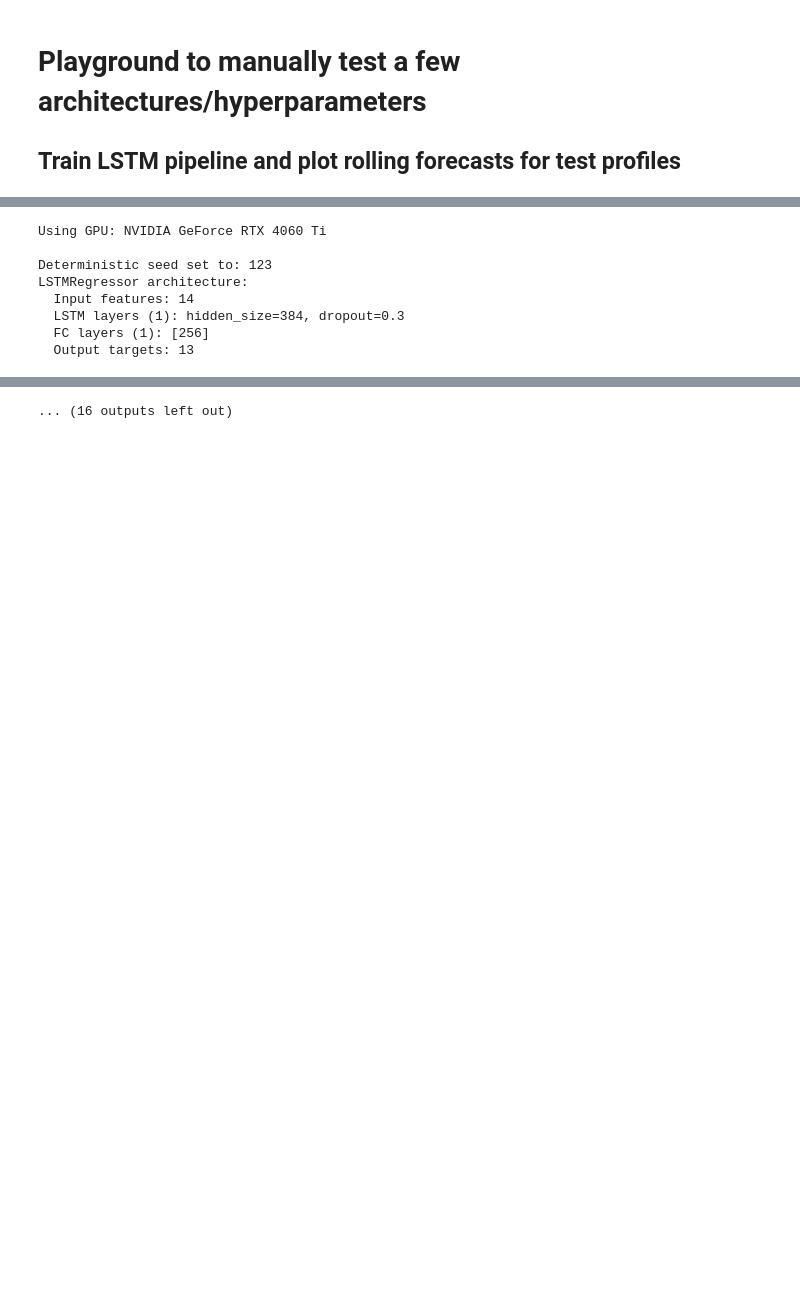
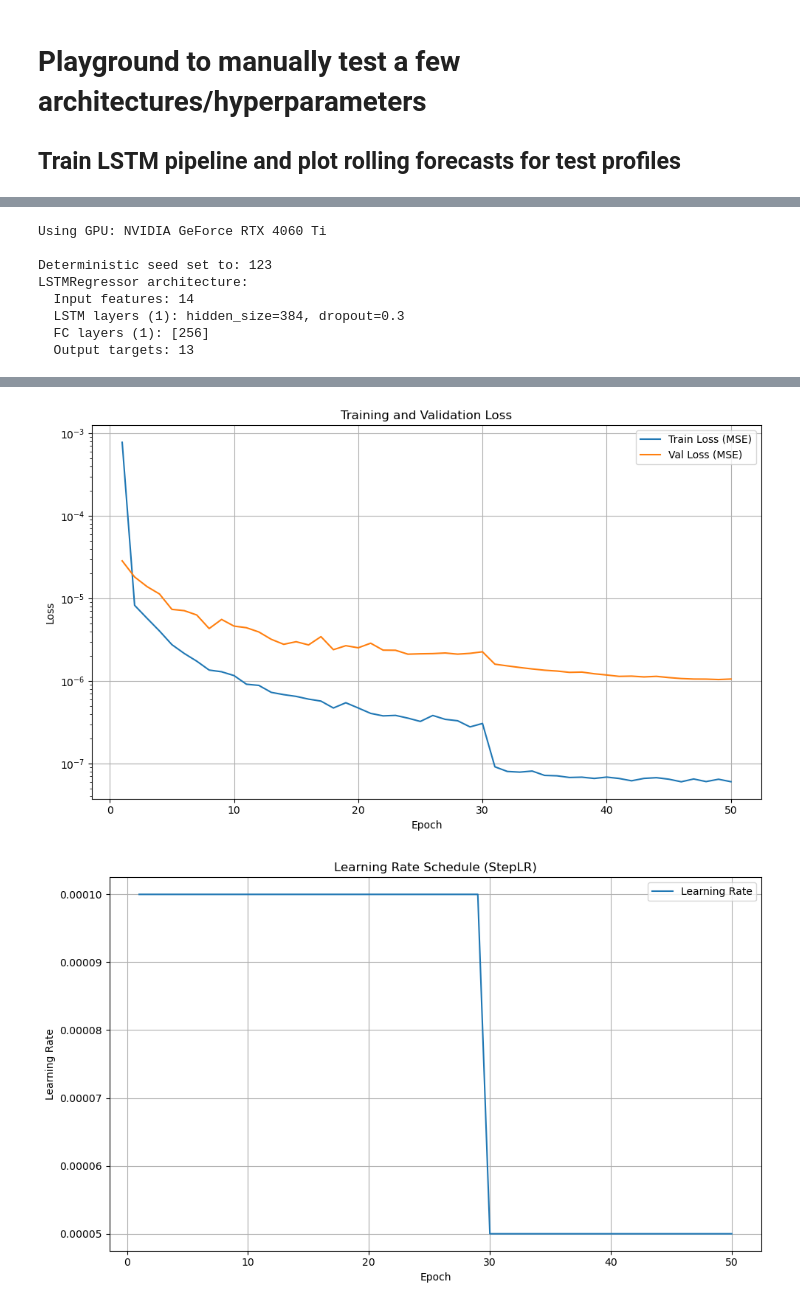
Before and after one commit to LoganAlexanderBurnett/RABL, a Jupyter notebook: scripts/training_playground.ipynb, the cells around one changed output, grey strips where cells are left out. Cells and saved outputs as stored; diff of their text form; code cells hidden in the pictures; blank space fills up the shorter version.

```diff
--- a/scripts/training_playground.ipynb
+++ b/scripts/training_playground.ipynb
@@ -12,7 +12,7 @@ from rabl.machine_learning.lstm_pipeline import (
 )
 # %%
 batch_size = 128
-epochs = 30
+epochs = 50
 seed = 123
 max_plots = 5
 
@@ -27,8 +27,8 @@ learning_rate = 1e-4
 preload_training_data = True
 
 
-h5_path = Path("../outputs/datasets/scaled_split/lstm_merged_batches_0001-0002_k12_minmax_train0.70_val0.15_test0.15.h5")
-out_dir = Path(f"../outputs/ml_results/training_playground/")
+h5_path = Path("../outputs/datasets/scaled_split/lstm_merged_batches_0001_k12_minmax_train0.70_val0.15_test0.15.h5")
+out_dir = Path(f"../outputs/ml_results/training_playground/N2001/Batch0001_k12_minmax/")
 out_dir.mkdir(parents=True, exist_ok=True)
 
 print("h5_path exists:", h5_path.exists())
@@ -73,18 +73,6 @@ Test profile: results_drum_profile_00004
   X profile shape: torch.Size([2001, 13, 14])
   Y profile shape: torch.Size([2001, 13])
 # %%
-# model, history, used_device = pipeline.train(
-#     epochs=epochs,
-#     out_dir=out_dir,
-#     preload_train_to_device=preload_training_data,
-#     early_stopping_min_delta=1e-6,
-#     early_stopping_patience=10,
-#     restore_best_weights=True,
-#     step_lr_step_size=30,
-#     step_lr_gamma=0.5
-# )
-# print(f"Finished training using device: {used_device}")
-
 model, history, used_device = pipeline.train(
     epochs=epochs,
     out_dir=out_dir,
@@ -96,13 +84,14 @@ model, history, used_device = pipeline.train(
     step_lr_gamma=0.5,
 
     # --- profiler options ---
-    enable_torch_profiler=True,
-    profiler_wait_steps=5,
-    profiler_warmup_steps=3,
-    profiler_active_steps=10,
-    profiler_repeat=2,
-    profiler_row_limit=50,
+    # enable_torch_profiler=True,
+    # profiler_wait_steps=5,
+    # profiler_warmup_steps=3,
+    # profiler_active_steps=10,
+    # profiler_repeat=2,
+    # profiler_row_limit=50,
 )
+print(f"Finished training using device: {used_device}")
 # %% [output]
 Using GPU: NVIDIA GeForce RTX 4060 Ti
 
@@ -128,4 +121,5 @@ Epoch 10/30 - loss: 4.65422e-07 - val_loss: 1.19988e-06 - lr: 1.000e-04 - data_w
-... (16 outputs left out)
+[figure, added]
+[figure, added]
 # %%
 test_and_save_forecasts(
     model,
```
Also changed, not shown: parts of 4 cells of this notebook, 2 other files.
